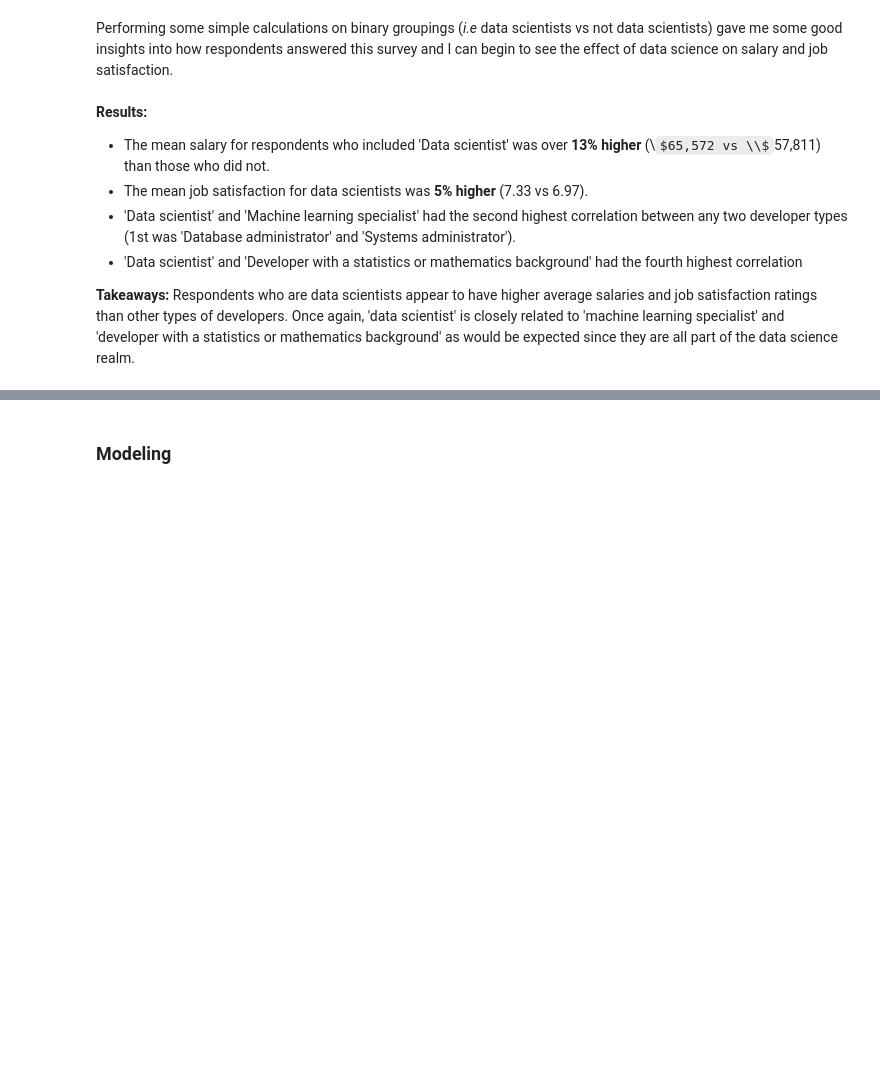
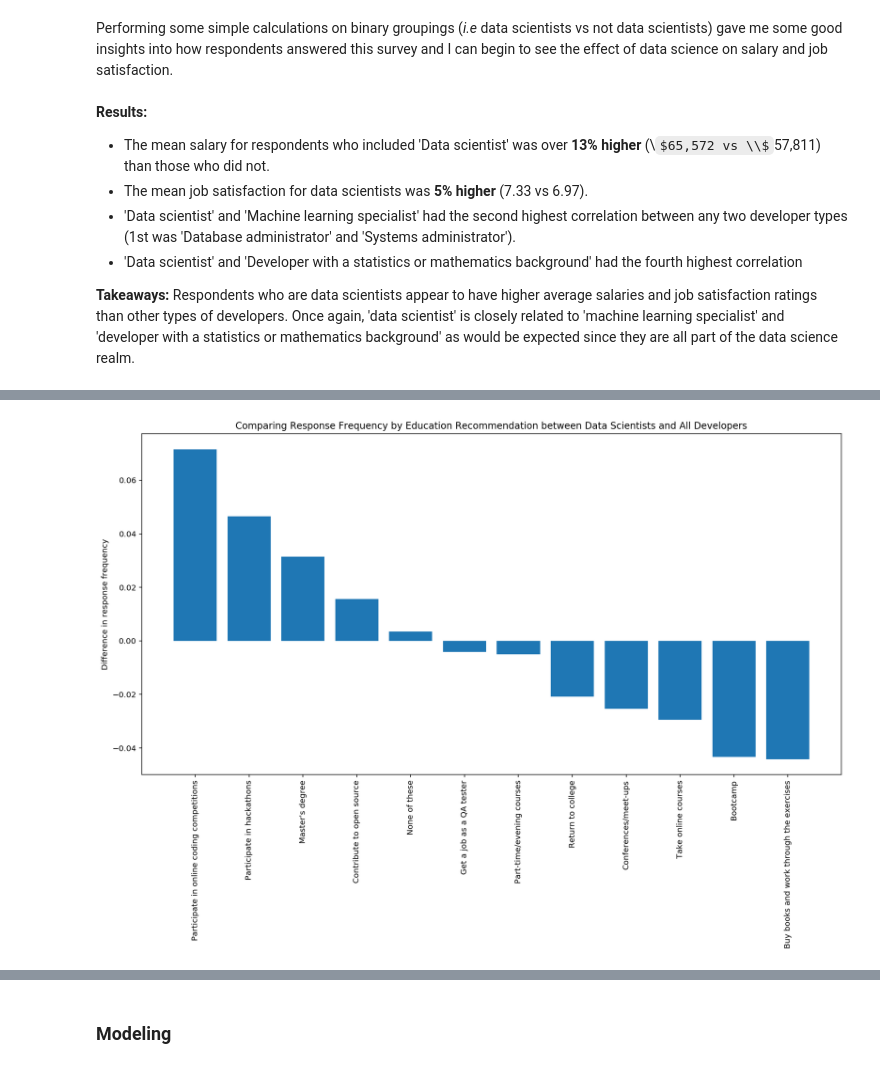
Before and after one commit to blowe615/stackoverflow_survey, a Jupyter notebook: Investigating How Data Scientists Answered the Stack Overflow Survey.ipynb, the cells around one changed output, grey strips where cells are left out. Drawn from its saved outputs; the diff is of its cells as text; code cells hidden in the pictures; some formulas as TeX source; blank space fills up the shorter version.

```diff
--- a/Investigating How Data Scientists Answered the Stack Overflow Survey.ipynb
+++ b/Investigating How Data Scientists Answered the Stack Overflow Survey.ipynb
@@ -456,0 +608,11 @@ Respondents who are data scientists appear to have higher average salaries and j
+# %%
+# Plot the differences in frequency of each education recommendation by data scientists vs all developers
+fig = plt.figure(figsize=(16,8))
+ax1 = fig.add_subplot(111)
+ax1.bar(merged_ed_recs_df_sorted.index, merged_ed_recs_df_sorted['Freq_Diff'])
+ax1.set_xticklabels(merged_ed_recs_df_sorted.index, rotation=90)
+ax1.set_ylabel('Difference in response frequency')
+ax1.set_title('Comparing Response Frequency by Education Recommendation between Data Scientists and All Developers')
+plt.show()
+# %% [output]
+[figure, added]
```
Also changed, not shown: parts of 31 cells of this notebook.
